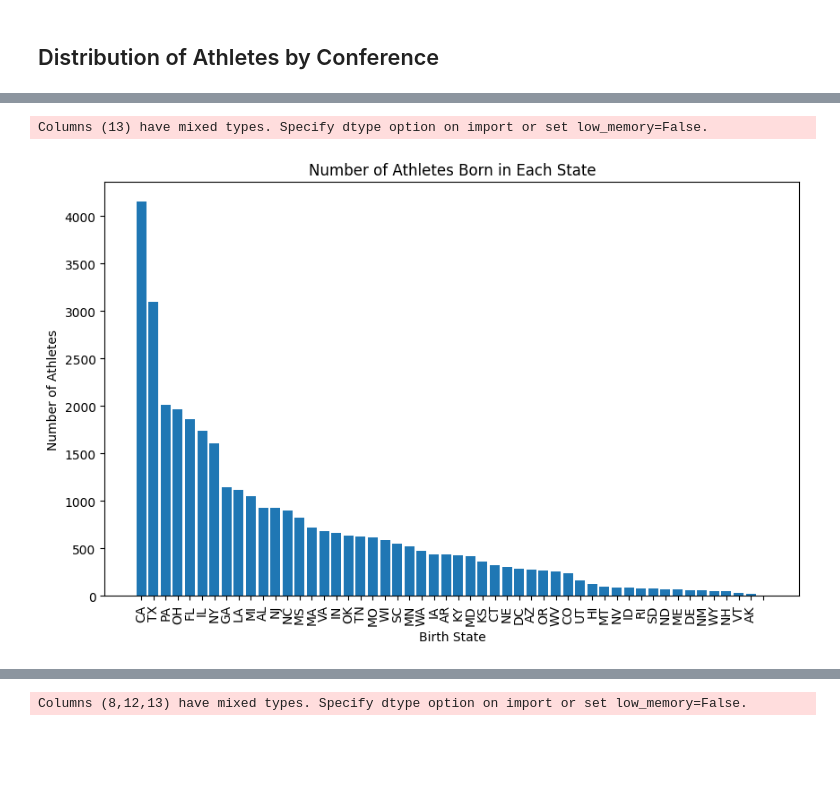
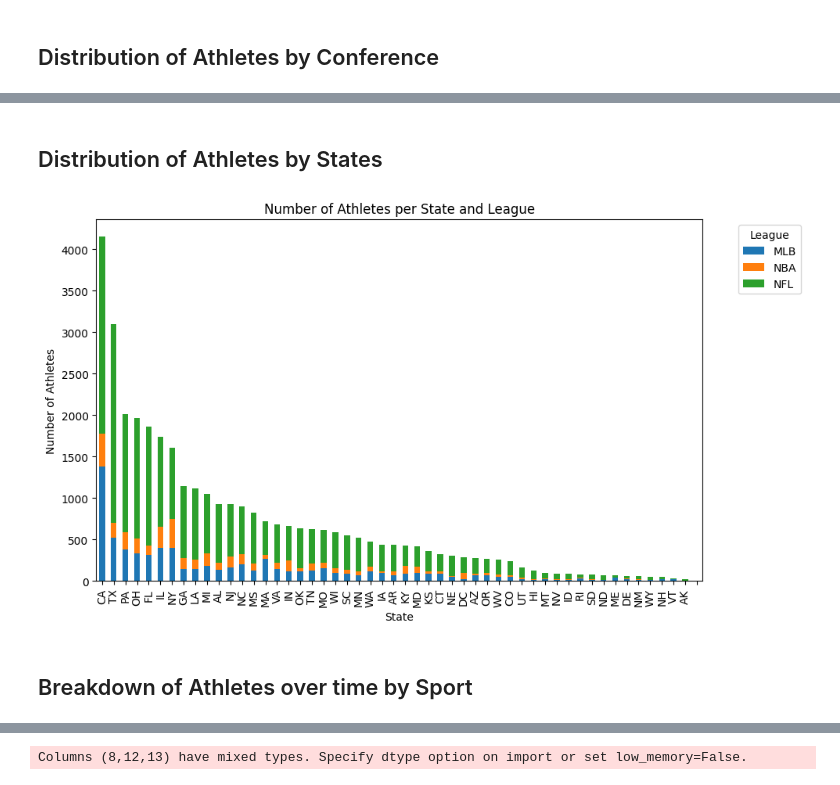
Before and after one commit to bradymonks/NWMSU-Capstone-Project, a Jupyter notebook: EDA.ipynb, the cells around one changed output, grey strips where cells are left out. Cells and saved outputs as stored; diff of their text form; code cells hidden in the pictures; blank space fills up the shorter version.

```diff
--- a/EDA.ipynb
+++ b/EDA.ipynb
@@ -158,24 +158,35 @@ plt.show()
+# %% [markdown]
+## Distribution of Athletes by States
 # %%
 import pandas as pd
 import matplotlib.pyplot as plt
 
-# Load the data into a DataFrame
-df = pd.read_csv('AthleteDatabase.csv')
+# Load the dataset into a pandas DataFrame
+df = pd.read_csv("AthleteDatabase.csv")
 
-# Count the number of athletes born in each state
-state_counts = df['BirthState'].value_counts()
+# Count the number of athletes in each conference and league
+counts = df.groupby(["BirthState", "League"]).size().reset_index(name="count")
 
-# Create a bar chart of the state counts
-plt.figure(figsize=(10, 6))
-plt.bar(state_counts.index, state_counts.values)
+# Pivot the table to create a matrix of conference counts for each league
+pivot_counts = counts.pivot(index="BirthState", columns="League", values="count")
+
+# Sort the values by total count in descending order
+total_counts = pivot_counts.sum(axis=1)
+sorted_counts = total_counts.sort_values(ascending=False)
+sorted_pivot_counts = pivot_counts.loc[sorted_counts.index]
+
+# Create a stacked bar chart of the conference counts
+sorted_pivot_counts.plot(kind="bar", stacked=True, figsize=(10, 6))
+plt.xlabel("State")
+plt.ylabel("Number of Athletes")
+plt.title("Number of Athletes per State and League")
+plt.legend(title="League", bbox_to_anchor=(1.05, 1), loc="upper left")
 plt.xticks(rotation=90)
-plt.xlabel('Birth State')
-plt.ylabel('Number of Athletes')
-plt.title('Number of Athletes Born in Each State')
 plt.show()
 # %% [output]
-Columns (13) have mixed types. Specify dtype option on import or set low_memory=False.
-[figure, old version]
+[figure, new version]
+# %% [markdown]
+## Breakdown of Athletes over time by Sport
 # %%
 # Set figure size and color scheme
 plt.figure(figsize=(10,6))
```
Also changed, not shown: parts of 21 cells of this notebook, 32 other files.
